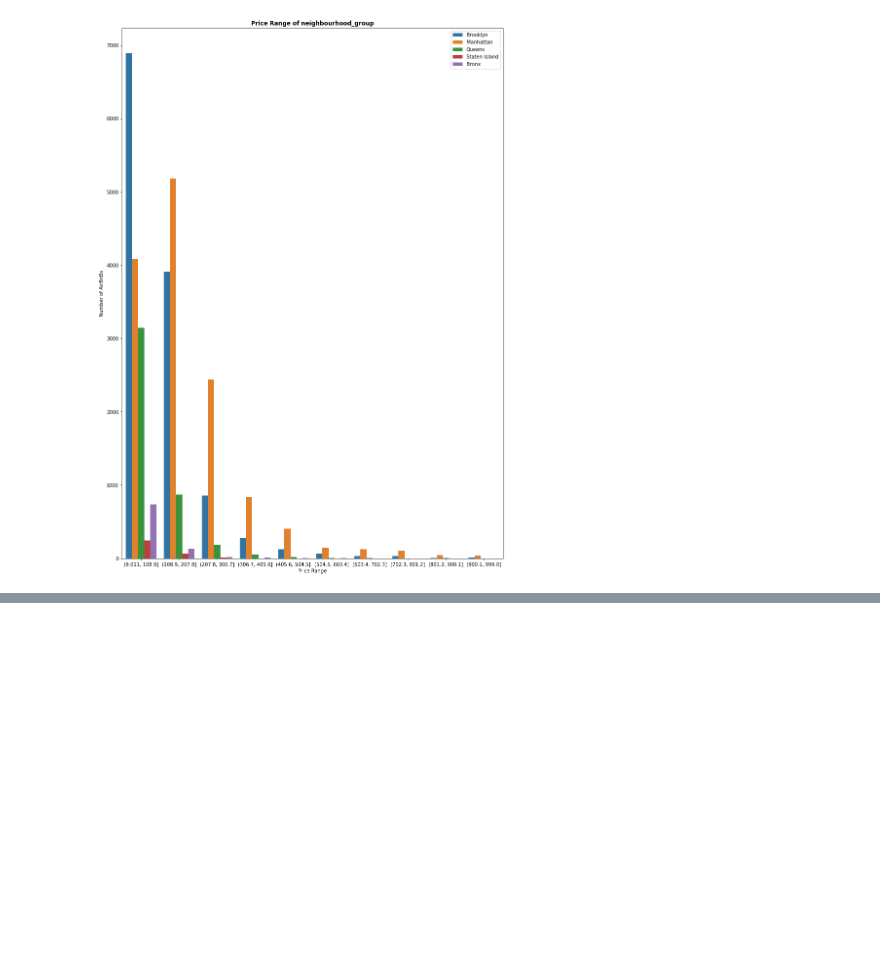
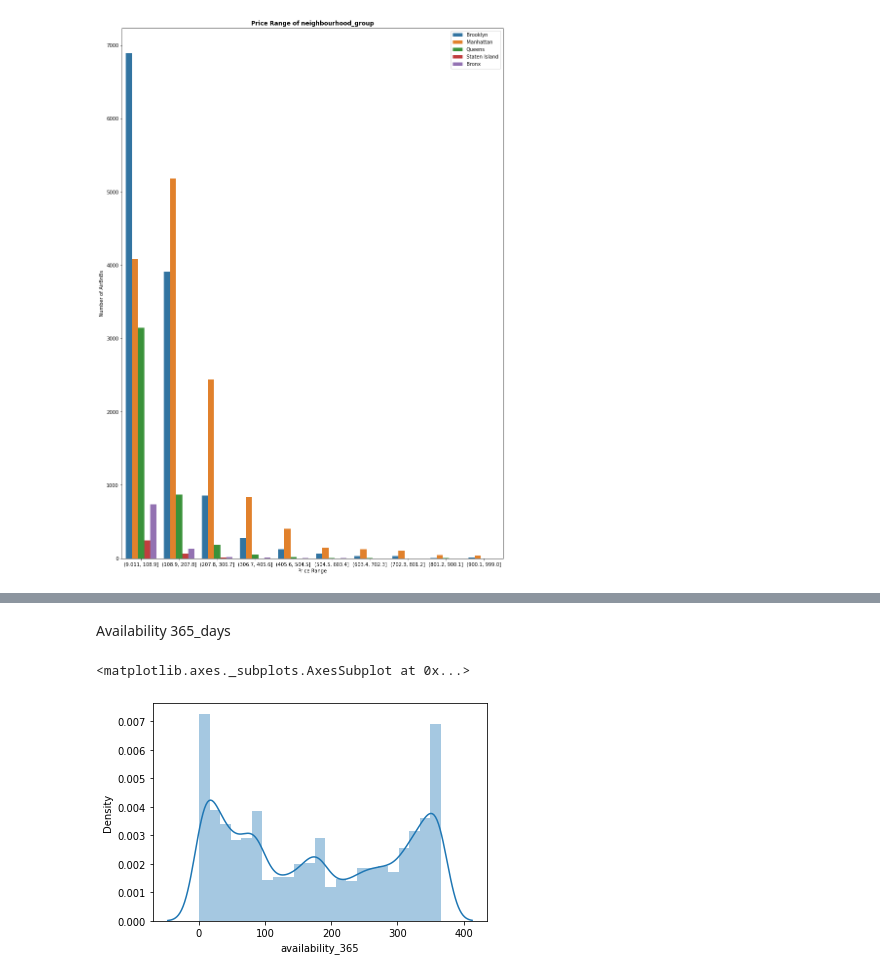
Before and after one commit to priyanshuupadhyay15/EDA_Airbnb_NYC, a Jupyter notebook: EDA_Airbnb.ipynb, the cells around one changed output, grey strips where cells are left out. Cells and saved outputs as stored; diff of their text form; code cells hidden in the pictures; blank space fills up the shorter version.

```diff
--- a/EDA_Airbnb.ipynb
+++ b/EDA_Airbnb.ipynb
@@ -348,0 +376,8 @@ Text(0.5, 0, 'Price Range')
+# %% [markdown]
+Availability 365_days
+# %%
+# availability across all hosts
+sns.distplot(airbnb['availability_365'])
+# %% [output]
+<matplotlib.axes._subplots.AxesSubplot at 0x...>
+[figure, added]
```
Also changed, not shown: parts of 16 cells of this notebook.
